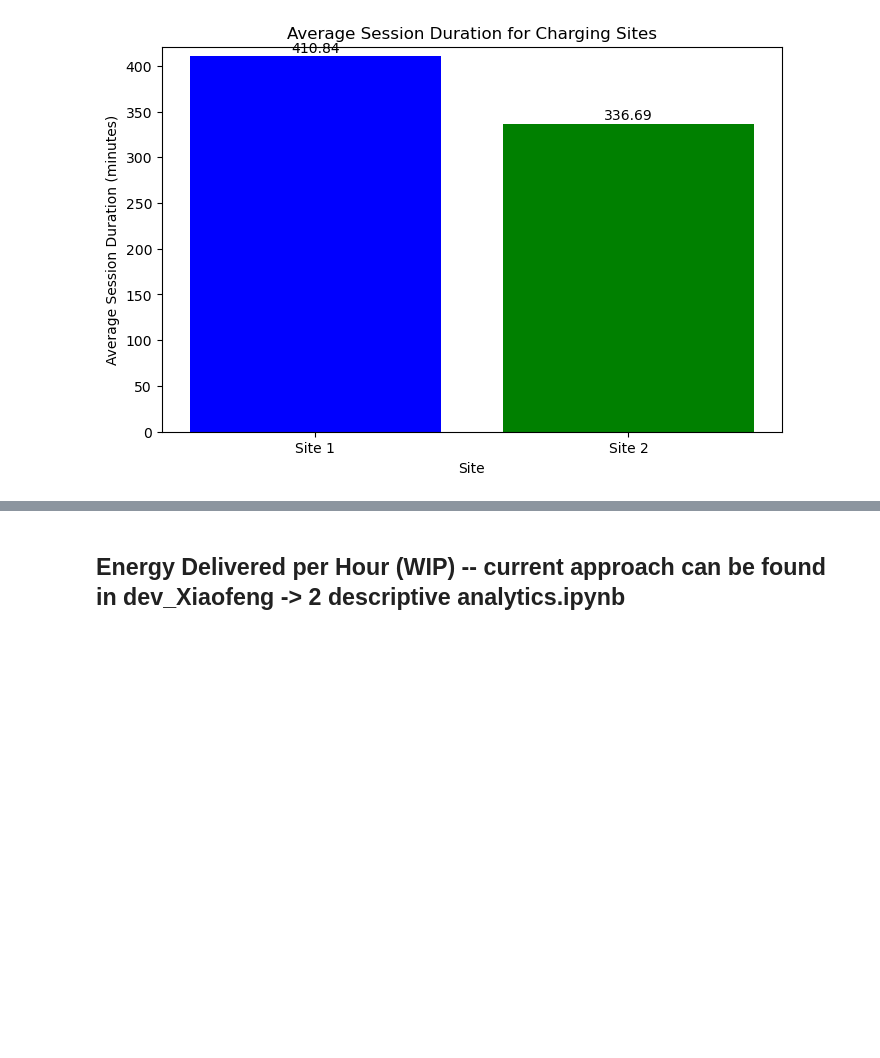
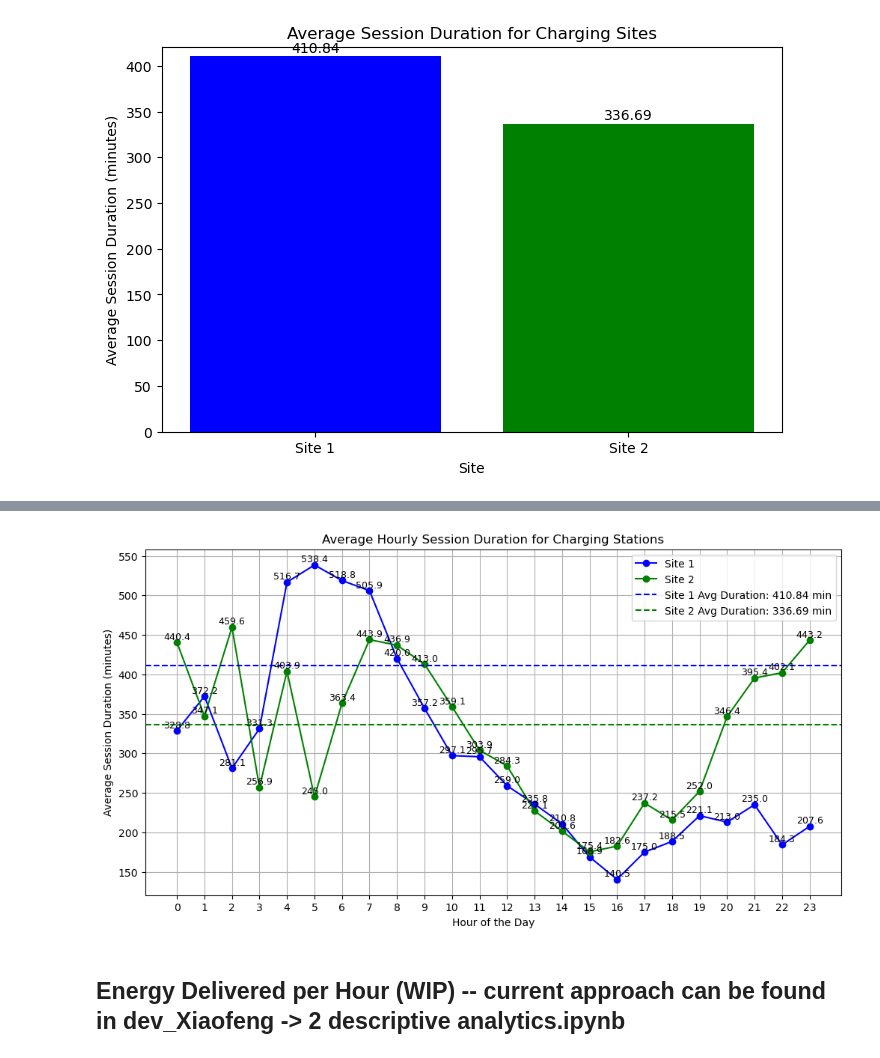
Before and after one commit to JanRkck/AA24, a Jupyter notebook: KPIs.ipynb, the cells around one changed output, grey strips where cells are left out. Cells and saved outputs as stored; diff of their text form; code cells hidden in the pictures; blank space fills up the shorter version.

```diff
--- a/KPIs.ipynb
+++ b/KPIs.ipynb
@@ -363,14 +346,0 @@ plot_avg_session_duration(avg_durations, sites)
-# %%
-# Group by day and calculate the average duration for each day
-data['date'] = data['connectionTime'].dt.date
-average_duration_per_day = data.groupby('date')['session_duration'].mean().reset_index()
-
-# Line plot of the average duration over time
-plt.figure(figsize=(12, 6))
-sns.lineplot(data=average_duration_per_day, x='date', y='session_duration')
-plt.title('Average Duration of Charging Sessions Over Time')
-plt.xlabel('Date')
-plt.ylabel('Average Duration (minutes)')
-plt.xticks(rotation=45)
-plt.grid(True)
-plt.show()
@@ -379,2 +483,65 @@ plt.show()
+# %%
+def plot_avg_hourly_session_duration(avg_hourly_duration_1, avg_hourly_duration_2, avg_duration_site1, avg_duration_site2):
+    """
+    Plots the average hourly session duration for two sites with absolute average durations as horizontal lines.
+
+    Parameters:
+        avg_hourly_duration_1 (pd.DataFrame): DataFrame with average session durations for Site 1.
+        avg_hourly_duration_2 (pd.DataFrame): DataFrame with average session durations for Site 2.
+        avg_duration_site1 (float): Absolute average session duration for Site 1.
+        avg_duration_site2 (float): Absolute average session duration for Site 2.
+    """
+    plt.figure(figsize=(12, 6))
+
+    if not avg_hourly_duration_1.empty:
+        # Plot the hourly session durations for Site 1
+        plt.plot(avg_hourly_duration_1['connectionHour'], avg_hourly_duration_1['sessionDuration'], marker='o', label='Site 1', color='blue')
+
+    if not avg_hourly_duration_2.empty:
+        # Plot the hourly session durations for Site 2
+        plt.plot(avg_hourly_duration_2['connectionHour'], avg_hourly_duration_2['sessionDuration'], marker='o', label='Site 2', color='green')
+
+    # Add absolute average horizontal line for Site 1
+    if not avg_hourly_duration_1.empty:
+        plt.axhline(avg_duration_site1, color='blue', linestyle='--', label=f'Site 1 Avg Duration: {avg_duration_site1:.2f} min')
+
+    # Add absolute average horizontal line for Site 2
+    if not avg_hourly_duration_2.empty:
+        plt.axhline(avg_duration_site2, color='green', linestyle='--', label=f'Site 2 Avg Duration: {avg_duration_site2:.2f} min')
+
+    # Title and labels
+    plt.title('Average Hourly Session Duration for Charging Stations')
+    plt.xlabel('Hour of the Day')
+    plt.ylabel('Average Session Duration (minutes)')
+
+    # Set X-axis to display each hour from 0 to 23
+    plt.xticks(range(24))
+
+    # Add value labels above each point for clarity
+    for i, row in avg_hourly_duration_1.iterrows():
+        plt.text(row['connectionHour'], row['sessionDuration'] + 1, f'{row["sessionDuration"]:.1f}', ha='center', va='bottom', fontsize=9)
+
+    for i, row in avg_hourly_duration_2.iterrows():
+        plt.text(row['connectionHour'], row['sessionDuration'] + 1, f'{row["sessionDuration"]:.1f}', ha='center', va='bottom', fontsize=9)
+
+    # Grid and legend
+    plt.grid()
+    plt.legend()
+
+    # Show the plot
+    plt.show()
+
+# Example usage:
+# Assuming avg_hourly_duration_site1 and avg_hourly_duration_site2 have been calculated already
+
+# Plot the average hourly session duration for both sites and add the absolute averages
+plot_avg_hourly_session_duration(
+    avg_hourly_duration_site1,
+    avg_hourly_duration_site2,
+    avg_duration_site1,
+    avg_duration_site2
+)
+# %% [output]
+[figure, added]
 # %% [markdown]
 ## Energy Delivered per Hour (WIP) -- current approach can be found in dev_Xiaofeng -> 2 descriptive analytics.ipynb
```
Also changed, not shown: parts of 9 cells of this notebook.
